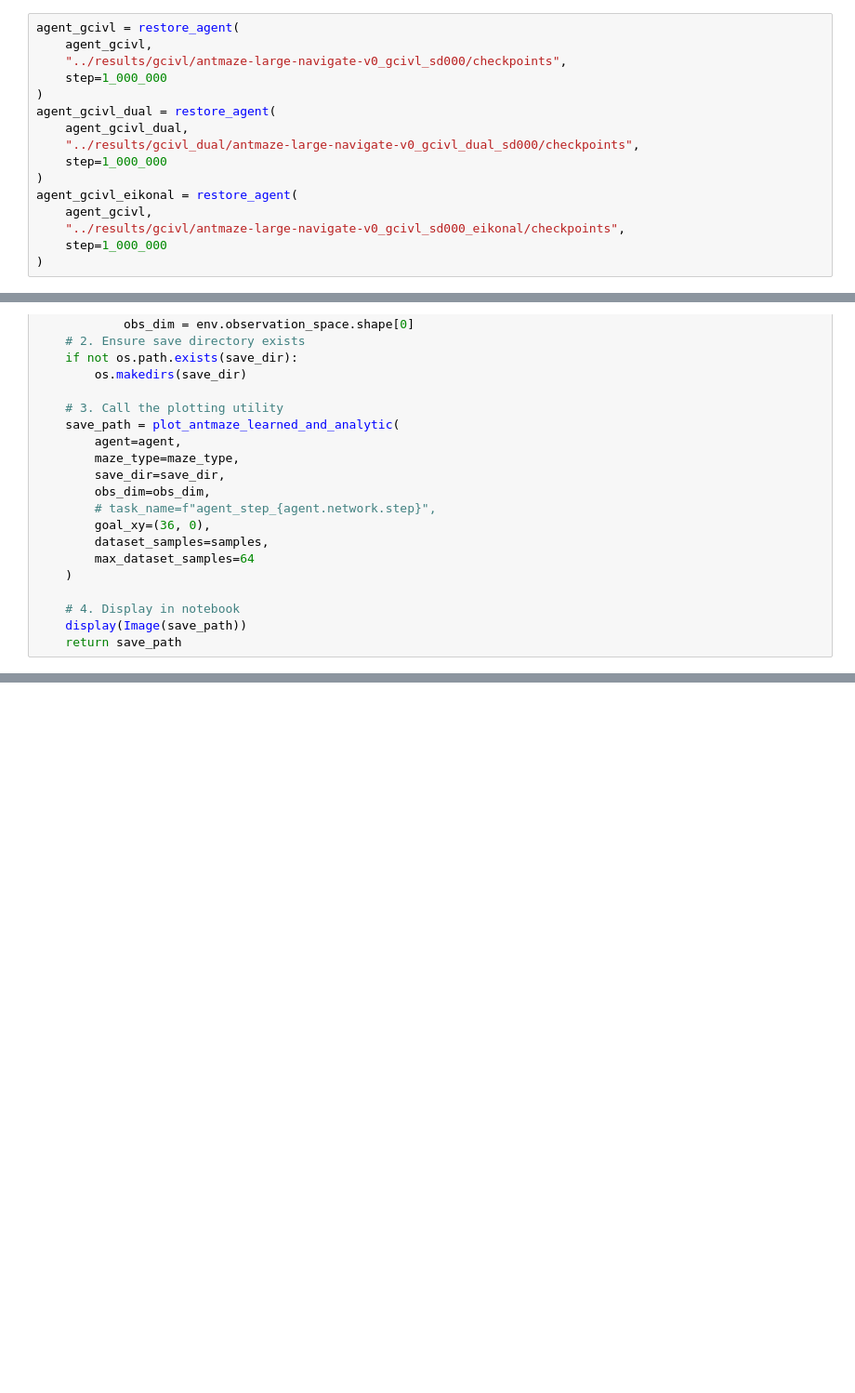
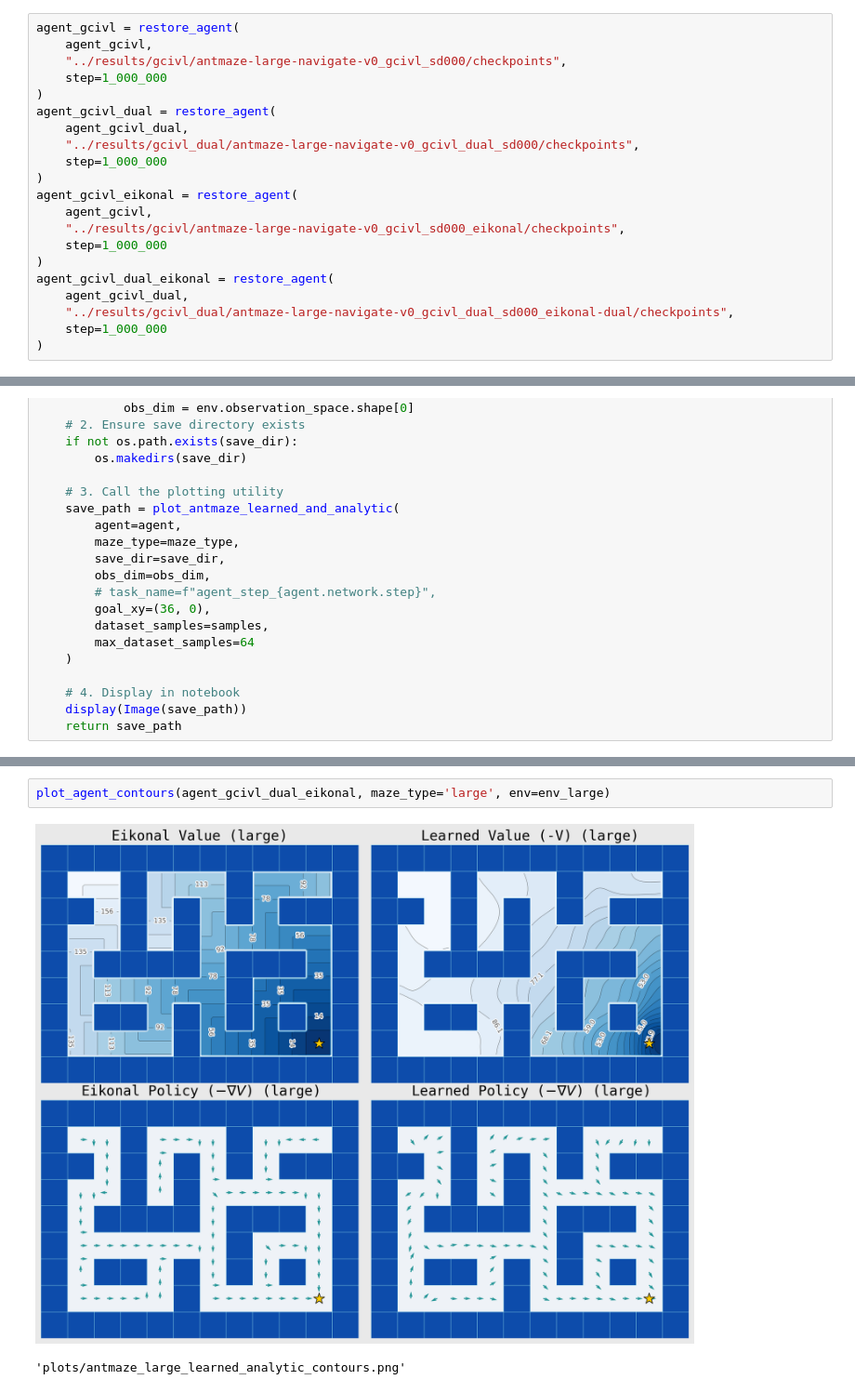
Before and after one commit to skylooop/dual-goal-representations, a Jupyter notebook: notebooks/ckpts.ipynb, the cells around one changed output, grey strips where cells are left out. Shown at 93% size. Saved outputs shown, nothing was run; the diff lists cells and outputs as text; blank space fills up the shorter version.

```diff
--- a/notebooks/ckpts.ipynb
+++ b/notebooks/ckpts.ipynb
@@ -67,6 +67,11 @@ agent_gcivl_eikonal = restore_agent(
     "../results/gcivl/antmaze-large-navigate-v0_gcivl_sd000_eikonal/checkpoints",
     step=1_000_000
 )
+agent_gcivl_dual_eikonal = restore_agent(
+    agent_gcivl_dual,
+    "../results/gcivl_dual/antmaze-large-navigate-v0_gcivl_dual_sd000_eikonal-dual/checkpoints",
+    step=1_000_000
+)
 # %% [output]
 Restored agent from step 1000000 in /home/m_bobrin/dual-goal-representations/results/gcivl/antmaze-large-navigate-v0_gcivl_sd000/checkpoints
 Restored agent from step 1000000 in /home/m_bobrin/dual-goal-representations/results/gcivl_dual/antmaze-large-navigate-v0_gcivl_dual_sd000/checkpoints
@@ -126 +135,6 @@ plot_agent_contours(agent_gcivl_eikonal, maze_type='large', env=env_large)
 'plots/antmaze_large_learned_analytic_contours.png'
+# %%
+plot_agent_contours(agent_gcivl_dual_eikonal, maze_type='large', env=env_large)
+# %% [output]
+[figure, added]
+'plots/antmaze_large_learned_analytic_contours.png'
```
Also changed, not shown: parts of 4 cells of this notebook, 12 other files.
